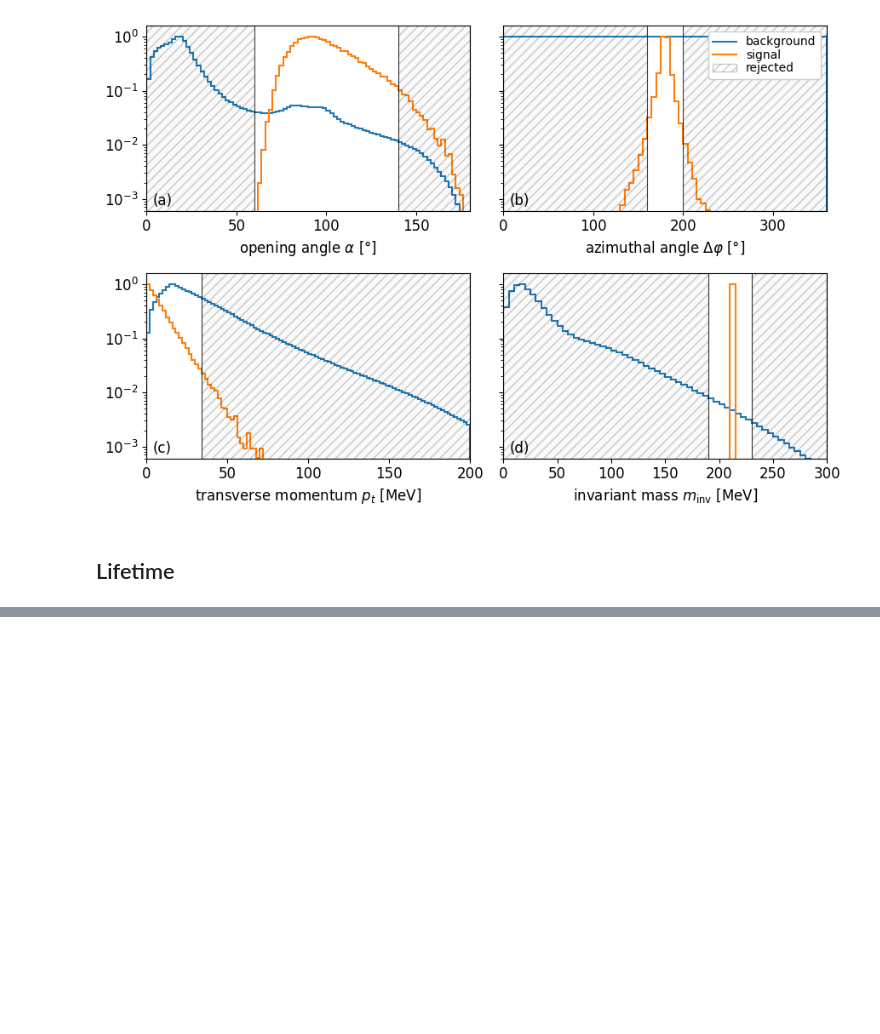
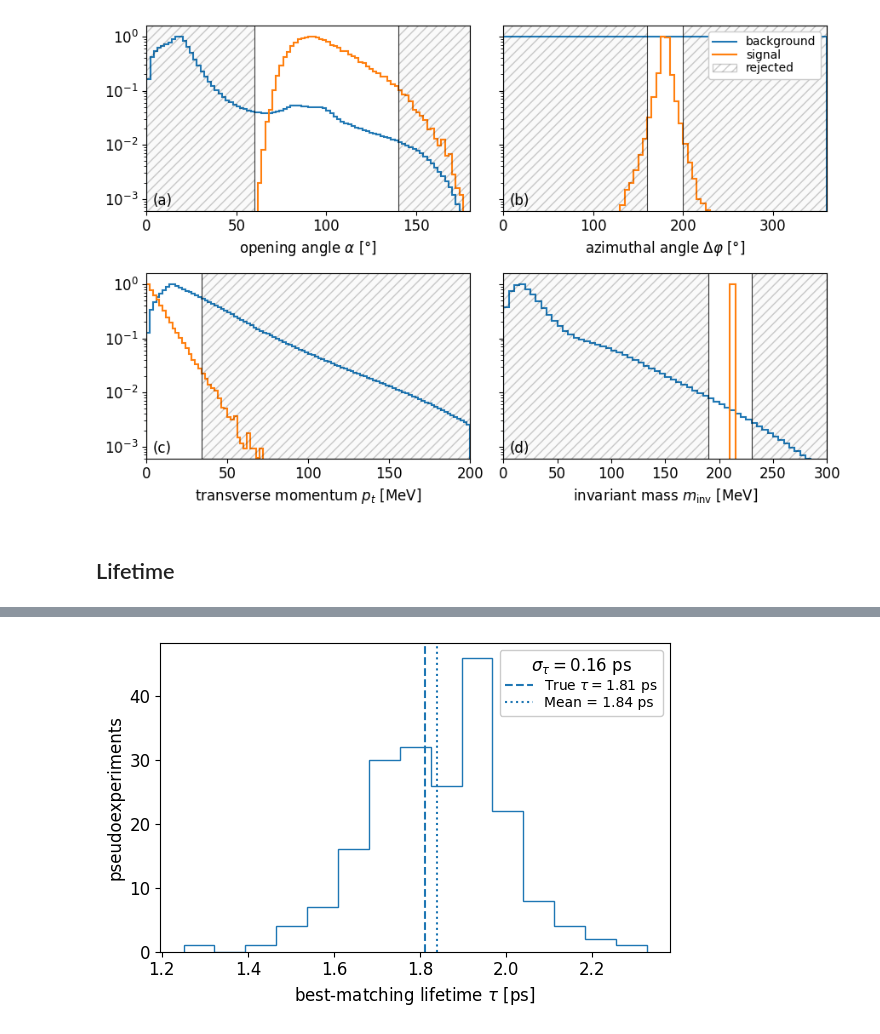
Before and after one commit to ivoschulthess/trueMuonium, a Jupyter notebook: analysis.ipynb, the cells around one changed output, grey strips where cells are left out. Saved outputs shown, nothing was run; the diff lists cells and outputs as text; code cells hidden in the pictures; blank space fills up the shorter version.

```diff
--- a/analysis.ipynb
+++ b/analysis.ipynb
@@ -472,0 +476,17 @@ with plt.rc_context(hf.regu):
+# %%
+with plt.rc_context(regPlot):
+
+    fig, ax = plt.subplots()
+    ax.hist(fitted * 1e12, bins=15, histtype="step")
+    ax.axvline(otmTau * 1e12, linestyle="--", label=fr"True $\tau={otmTau*1e12:.2f}$ ps")
+
+    mean = np.mean(fitted)
+    sigma = np.std(fitted, ddof=1)
+
+    ax.axvline(mean * 1e12, linestyle=":", label=fr"Mean = {mean*1e12:.2f} ps")
+    ax.set(xlabel=r'best-matching lifetime $\tau$ [ps]', ylabel='pseudoexperiments')
+    ax.legend(title=fr"$\sigma_\tau={sigma*1e12:.2f}$ ps")
+    fig.tight_layout()
+    plt.show()
+# %% [output]
+[figure, added]
```
Also changed, not shown: parts of 31 cells of this notebook, 9 other files.
